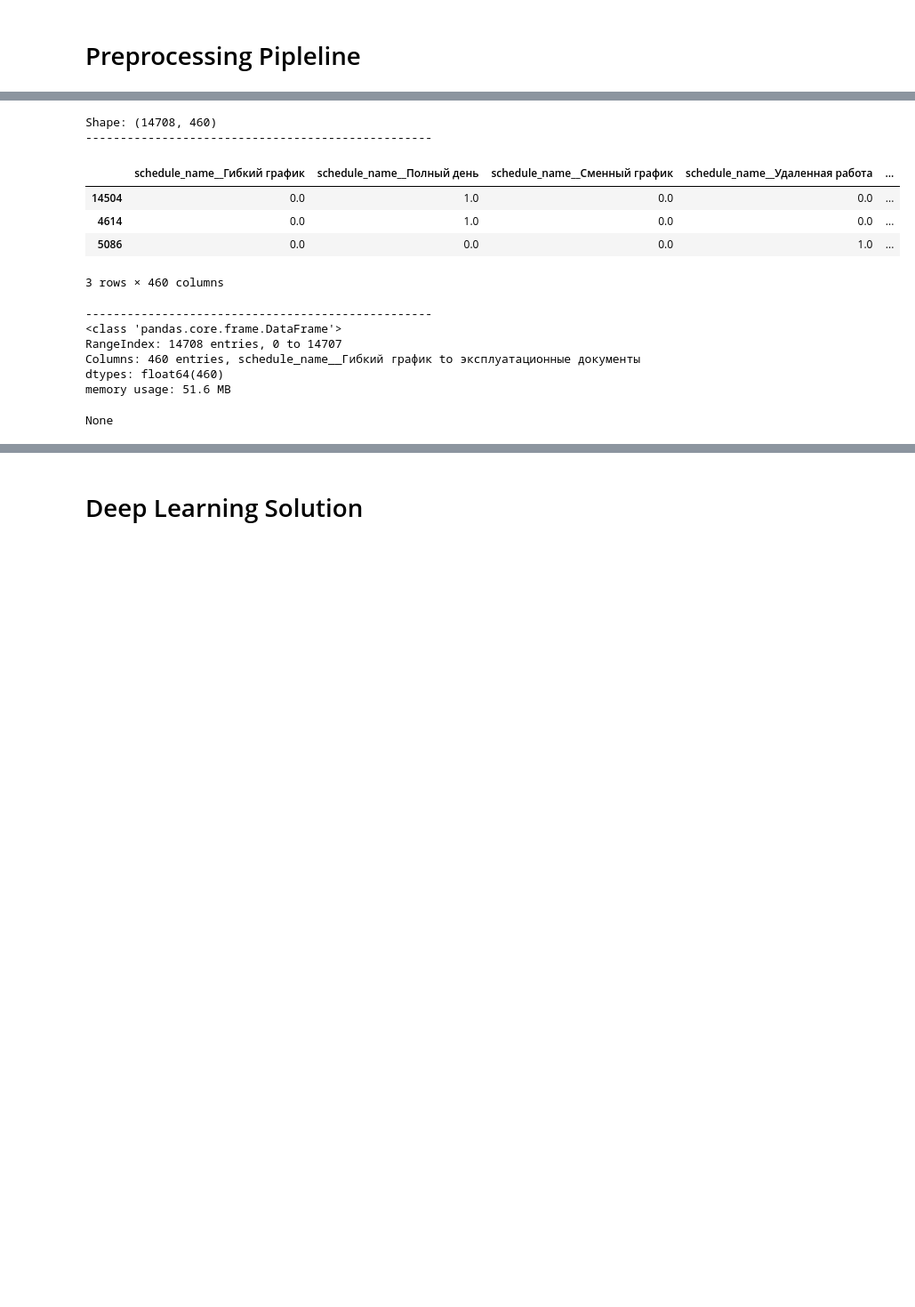
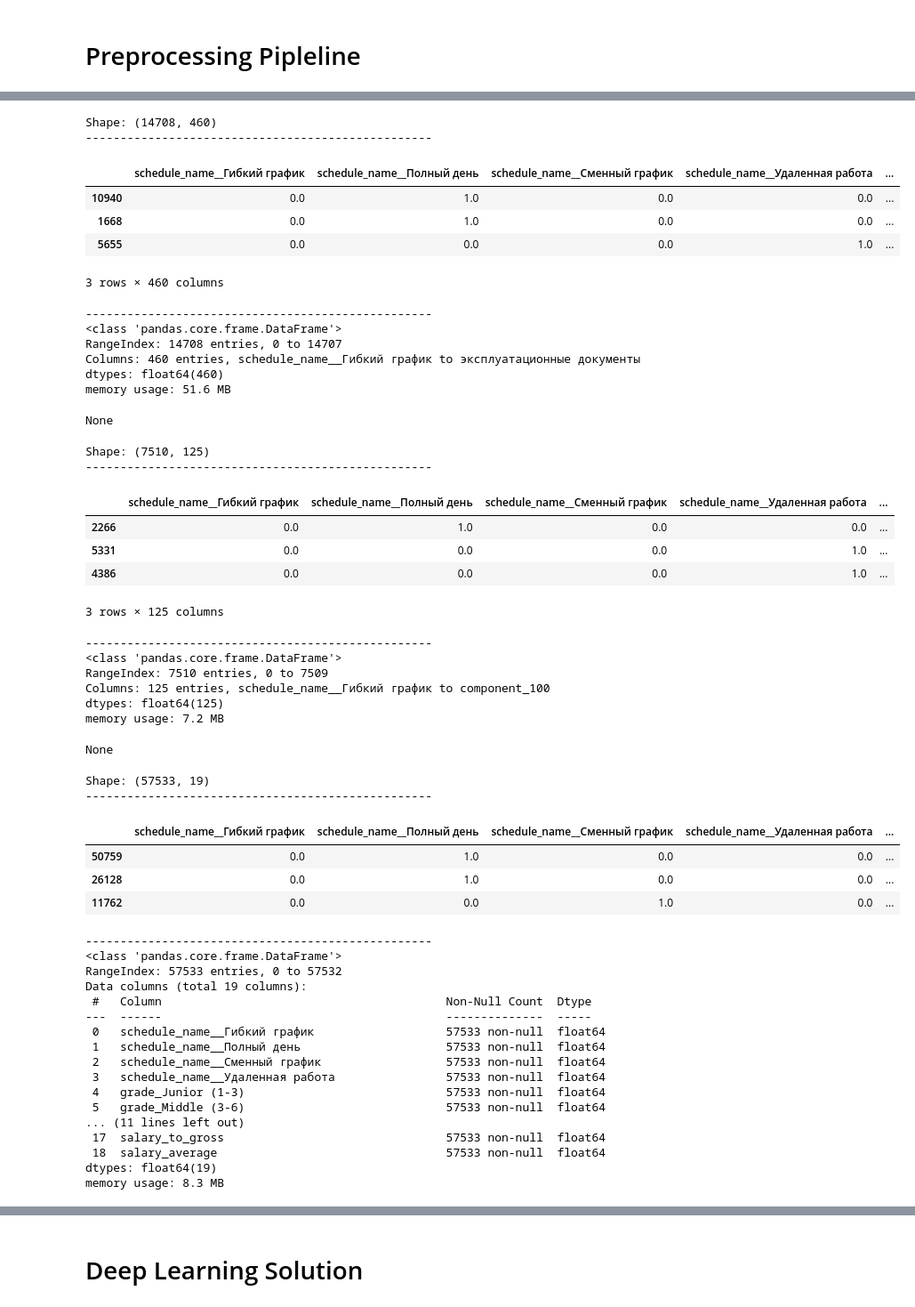
Before and after one commit to LadHrAnalytics/ML_HR, a Jupyter notebook: Notebooks/dataset_cleaning.ipynb, the cells around one changed output, grey strips where cells are left out. Shown at 89% size. Drawn from its saved outputs; the diff is of its cells as text; code cells hidden in the pictures; blank space fills up the shorter version.

```diff
--- a/Notebooks/dataset_cleaning.ipynb
+++ b/Notebooks/dataset_cleaning.ipynb
@@ -852,16 +947,16 @@ df_after_preprocess_other = results["other"]["data"]
 # %%
 print_df_info(df_after_preprocess_IT)
 
-# print_df_info(df_after_preprocess_1C)
+print_df_info(df_after_preprocess_1C)
 
-# print_df_info(df_after_preprocess_other)
+print_df_info(df_after_preprocess_other)
 # %% [output]
 Shape: (14708, 460)
 --------------------------------------------------
 |  | schedule_name__Гибкий график | schedule_name__Полный день | schedule_name__Сменный график | schedule_name__Удаленная работа | ... |
-| 14504 | 0.0 | 1.0 | 0.0 | 0.0 | ... |
-| 4614 | 0.0 | 1.0 | 0.0 | 0.0 | ... |
-| 5086 | 0.0 | 0.0 | 0.0 | 1.0 | ... |
+| 10940 | 0.0 | 1.0 | 0.0 | 0.0 | ... |
+| 1668 | 0.0 | 1.0 | 0.0 | 0.0 | ... |
+| 5655 | 0.0 | 0.0 | 0.0 | 1.0 | ... |
 3 rows × 460 columns
 --------------------------------------------------
 <class 'pandas.core.frame.DataFrame'>
@@ -870,3 +965,40 @@ Columns: 460 entries, schedule_name__Гибкий график to эксплуа
 dtypes: float64(460)
 memory usage: 51.6 MB
 None
+Shape: (7510, 125)
+--------------------------------------------------
+|  | schedule_name__Гибкий график | schedule_name__Полный день | schedule_name__Сменный график | schedule_name__Удаленная работа | ... |
+| 2266 | 0.0 | 1.0 | 0.0 | 0.0 | ... |
+| 5331 | 0.0 | 0.0 | 0.0 | 1.0 | ... |
+| 4386 | 0.0 | 0.0 | 0.0 | 1.0 | ... |
+3 rows × 125 columns
+--------------------------------------------------
+<class 'pandas.core.frame.DataFrame'>
+RangeIndex: 7510 entries, 0 to 7509
+Columns: 125 entries, schedule_name__Гибкий график to component_100
+dtypes: float64(125)
+memory usage: 7.2 MB
+None
+Shape: (57533, 19)
+--------------------------------------------------
+|  | schedule_name__Гибкий график | schedule_name__Полный день | schedule_name__Сменный график | schedule_name__Удаленная работа | ... |
+| 50759 | 0.0 | 1.0 | 0.0 | 0.0 | ... |
+| 26128 | 0.0 | 1.0 | 0.0 | 0.0 | ... |
+| 11762 | 0.0 | 0.0 | 1.0 | 0.0 | ... |
+--------------------------------------------------
+<class 'pandas.core.frame.DataFrame'>
+RangeIndex: 57533 entries, 0 to 57532
+Data columns (total 19 columns):
+ #   Column                                         Non-Null Count  Dtype
+---  ------                                         --------------  -----
+ 0   schedule_name__Гибкий график                   57533 non-null  float64
+ 1   schedule_name__Полный день                     57533 non-null  float64
+ 2   schedule_name__Сменный график                  57533 non-null  float64
+ 3   schedule_name__Удаленная работа                57533 non-null  float64
+ 4   grade_Junior (1-3)                             57533 non-null  float64
+ 5   grade_Middle (3-6)                             57533 non-null  float64
+... (11 lines left out)
+ 17  salary_to_gross                                57533 non-null  float64
+ 18  salary_average                                 57533 non-null  float64
+dtypes: float64(19)
+memory usage: 8.3 MB
```
Also changed, not shown: parts of 29 cells of this notebook, 21 other files.
